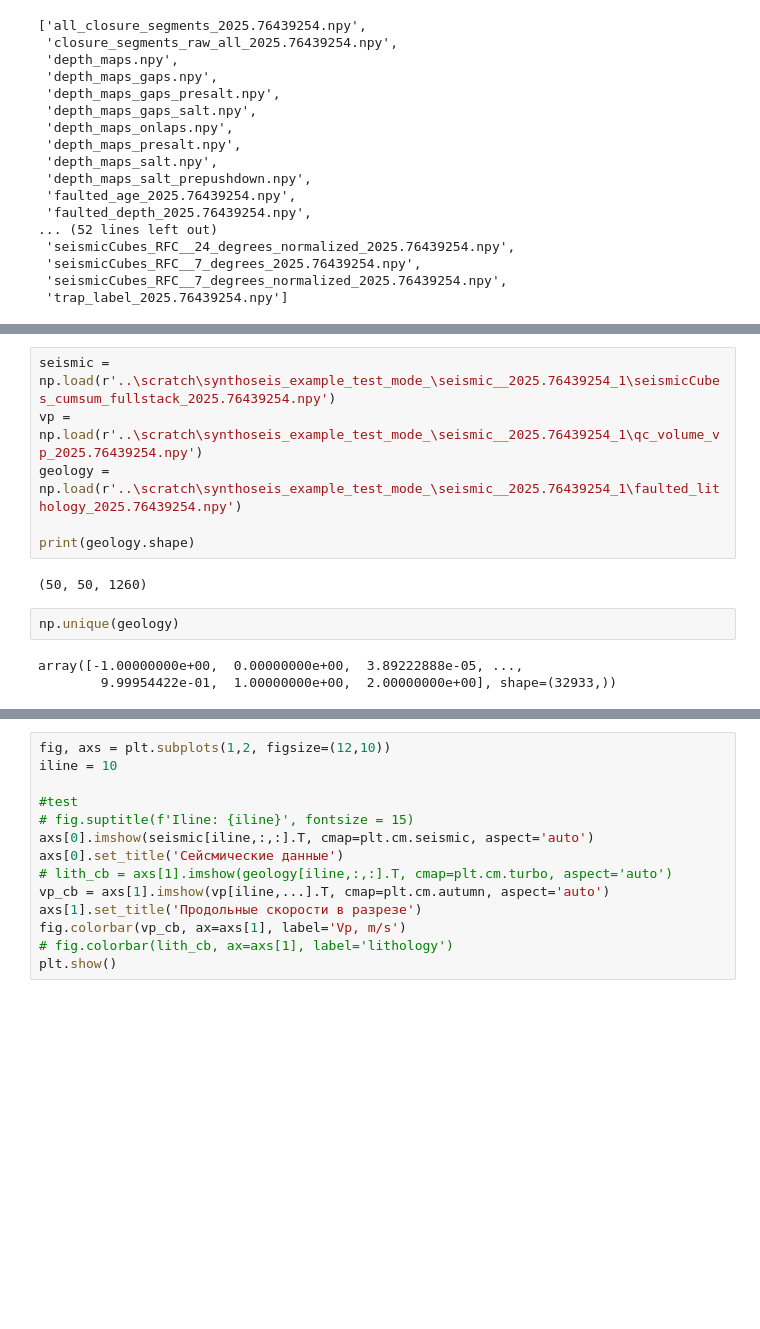
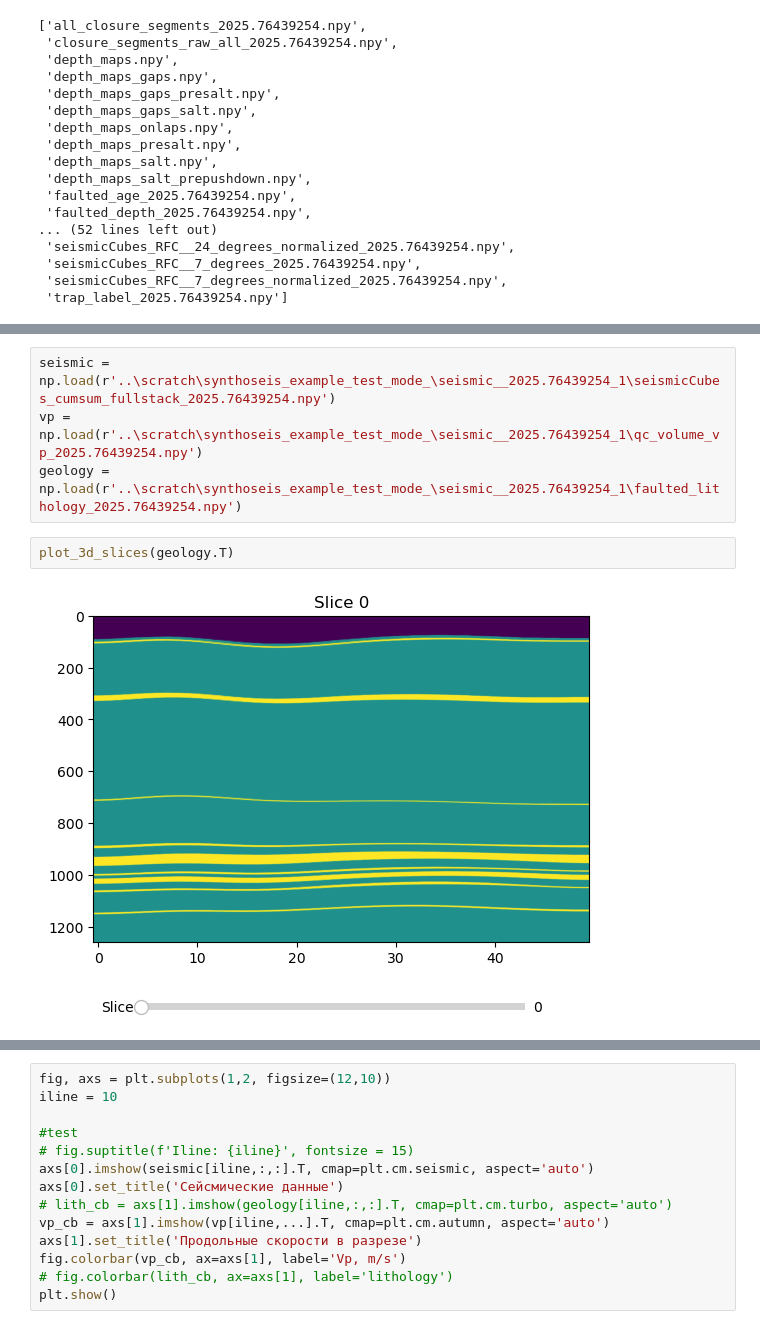
Before and after one commit to spaceswimmer/synthoseis, a Jupyter notebook: notebooks/synthoseis-quick-start.ipynb, the cells around one changed output, grey strips where cells are left out. Saved outputs shown, nothing was run; the diff lists cells and outputs as text; blank space fills up the shorter version.

```diff
--- a/notebooks/synthoseis-quick-start.ipynb
+++ b/notebooks/synthoseis-quick-start.ipynb
@@ -295,12 +346,7 @@ non_zero
 seismic = np.load(r'..\scratch\synthoseis_example_test_mode_\seismic__2025.76439254_1\seismicCubes_cumsum_fullstack_2025.76439254.npy')
 vp = np.load(r'..\scratch\synthoseis_example_test_mode_\seismic__2025.76439254_1\qc_volume_vp_2025.76439254.npy')
 geology = np.load(r'..\scratch\synthoseis_example_test_mode_\seismic__2025.76439254_1\faulted_lithology_2025.76439254.npy')
-
-print(geology.shape)
-# %% [output]
-(50, 50, 1260)
-# %%
-np.unique(geology)
-# %% [output]
-array([-1.00000000e+00,  0.00000000e+00,  3.89222888e-05, ...,
-        9.99954422e-01,  1.00000000e+00,  2.00000000e+00], shape=(32933,))
+# %%
+plot_3d_slices(geology.T)
+# %% [output]
+[figure, added]
```
Also changed, not shown: parts of 5 cells of this notebook, 1 other file.
